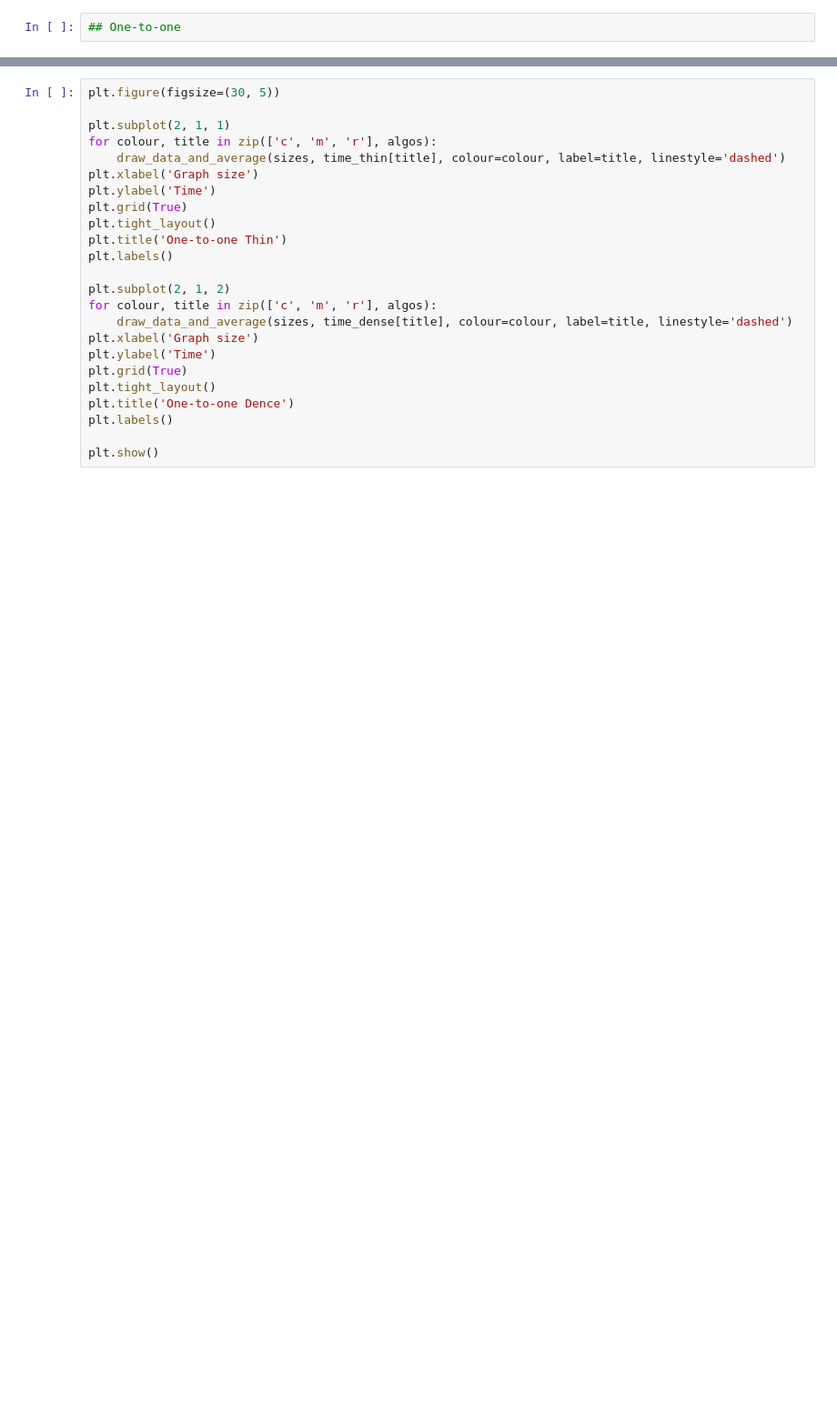
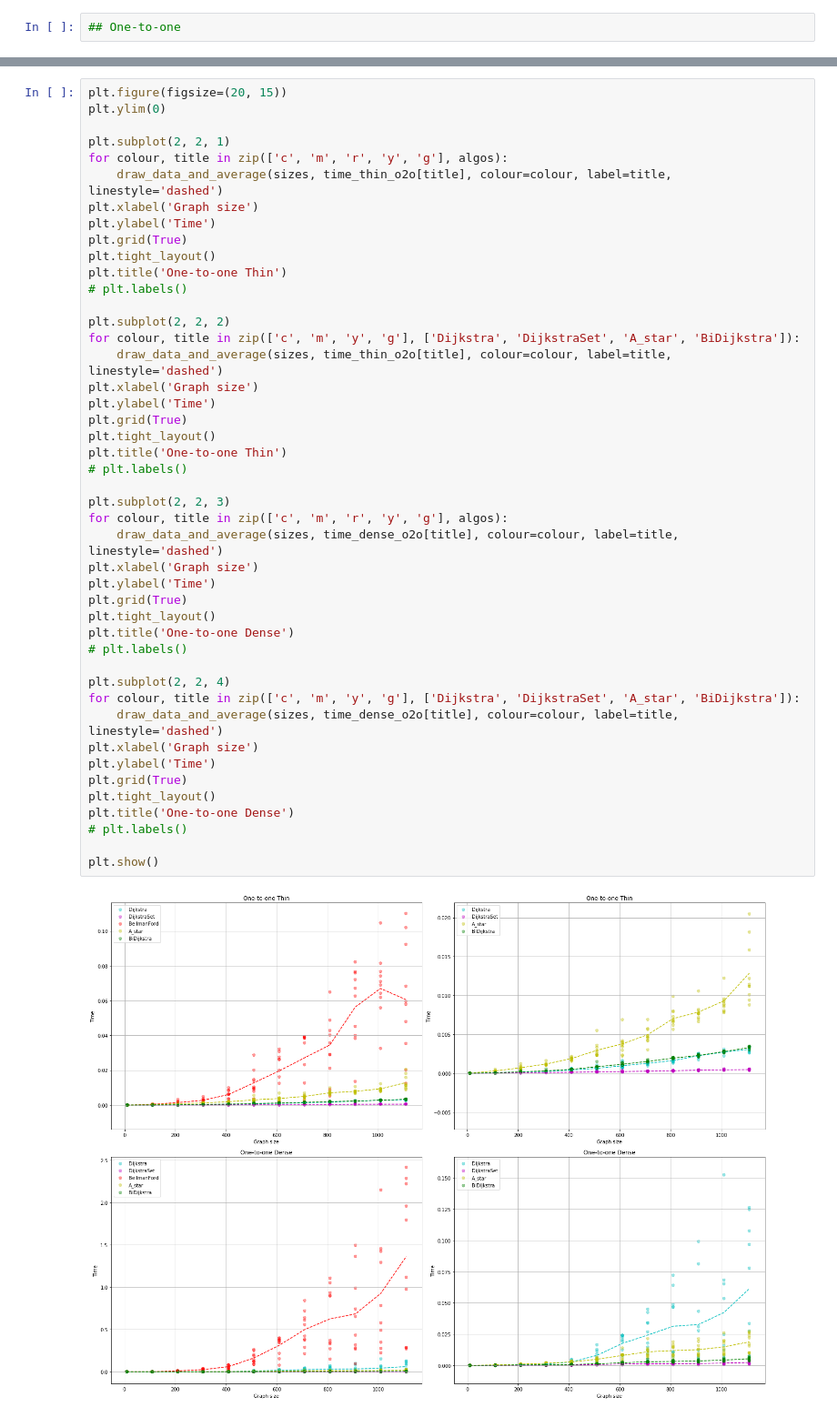
Before and after one commit to k4black/lab2_shortest_path, a Jupyter notebook: shortest_path.ipynb, the cells around one changed output, grey strips where cells are left out. Shown: that part at 91% size. Saved outputs shown, nothing was run; the diff lists cells and outputs as text; blank space fills up the shorter version.

```diff
--- a/shortest_path.ipynb
+++ b/shortest_path.ipynb
@@ -170,24 +209,47 @@ for n in range(10, 1111, 100):  # Graph sizes
 # %%
-plt.figure(figsize=(30, 5))
+plt.figure(figsize=(20, 15))
+plt.ylim(0)
 
-plt.subplot(2, 1, 1)
-for colour, title in zip(['c', 'm', 'r'], algos):
-    draw_data_and_average(sizes, time_thin[title], colour=colour, label=title, linestyle='dashed')
+plt.subplot(2, 2, 1)
+for colour, title in zip(['c', 'm', 'r', 'y', 'g'], algos):
+    draw_data_and_average(sizes, time_thin_o2o[title], colour=colour, label=title, linestyle='dashed')
 plt.xlabel('Graph size')
 plt.ylabel('Time')
 plt.grid(True)
 plt.tight_layout()
 plt.title('One-to-one Thin')
-plt.labels()
+# plt.labels()
 
-plt.subplot(2, 1, 2)
-for colour, title in zip(['c', 'm', 'r'], algos):
-    draw_data_and_average(sizes, time_dense[title], colour=colour, label=title, linestyle='dashed')
+plt.subplot(2, 2, 2)
+for colour, title in zip(['c', 'm', 'y', 'g'], ['Dijkstra', 'DijkstraSet', 'A_star', 'BiDijkstra']):
+    draw_data_and_average(sizes, time_thin_o2o[title], colour=colour, label=title, linestyle='dashed')
 plt.xlabel('Graph size')
 plt.ylabel('Time')
 plt.grid(True)
 plt.tight_layout()
-plt.title('One-to-one Dence')
-plt.labels()
+plt.title('One-to-one Thin')
+# plt.labels()
+
+plt.subplot(2, 2, 3)
+for colour, title in zip(['c', 'm', 'r', 'y', 'g'], algos):
+    draw_data_and_average(sizes, time_dense_o2o[title], colour=colour, label=title, linestyle='dashed')
+plt.xlabel('Graph size')
+plt.ylabel('Time')
+plt.grid(True)
+plt.tight_layout()
+plt.title('One-to-one Dense')
+# plt.labels()
+
+plt.subplot(2, 2, 4)
+for colour, title in zip(['c', 'm', 'y', 'g'], ['Dijkstra', 'DijkstraSet', 'A_star', 'BiDijkstra']):
+    draw_data_and_average(sizes, time_dense_o2o[title], colour=colour, label=title, linestyle='dashed')
+plt.xlabel('Graph size')
+plt.ylabel('Time')
+plt.grid(True)
+plt.tight_layout()
+plt.title('One-to-one Dense')
+# plt.labels()
 
 plt.show()
+# %% [output]
+[figure, added]
```
Also changed, not shown: parts of 6 cells of this notebook, 6 other files.
